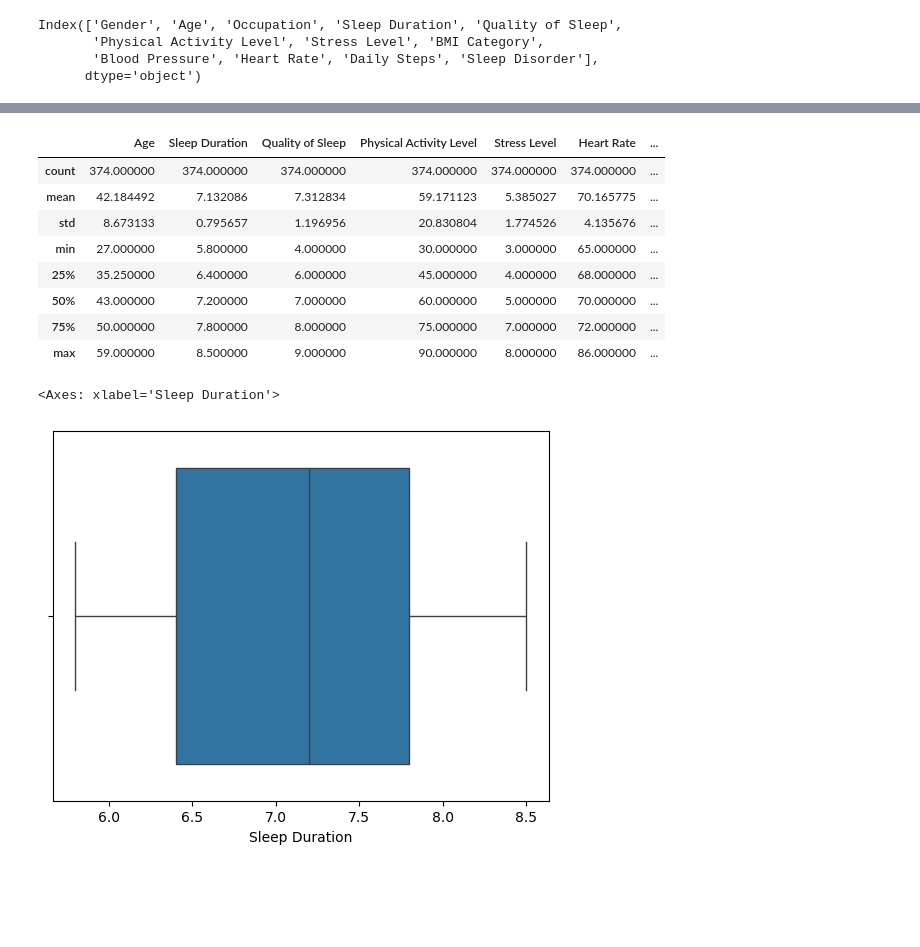
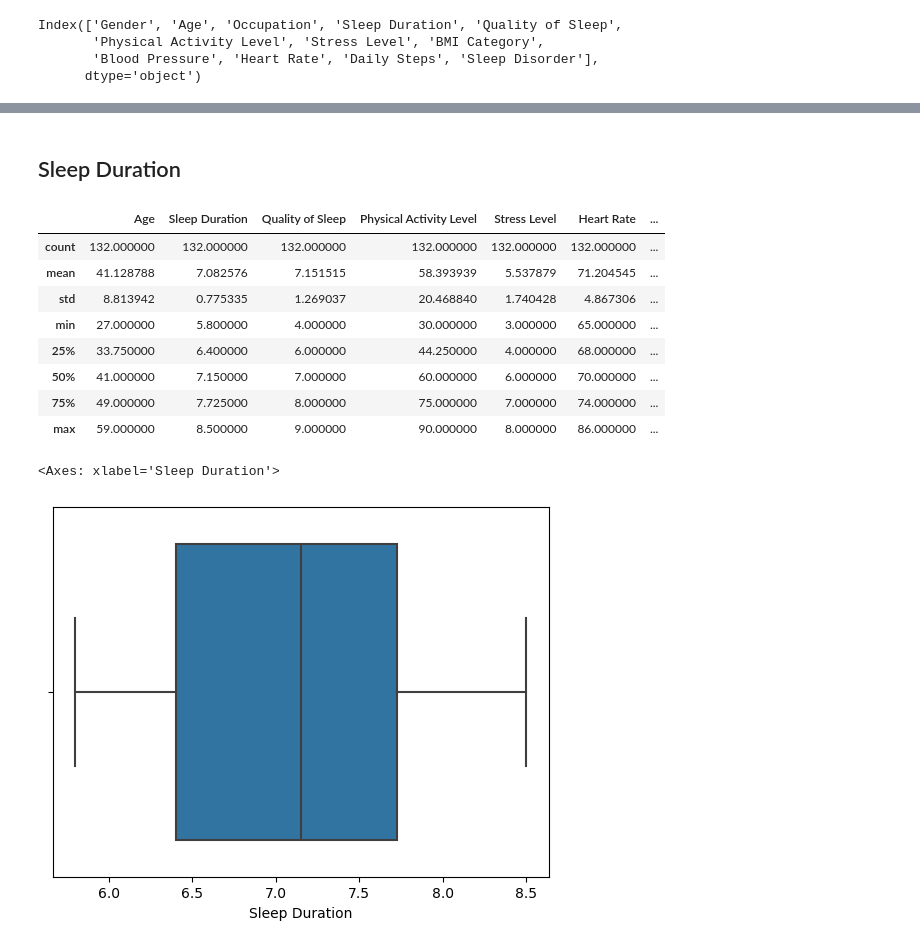
Before and after one commit to KALEOUUU/Junior-Data-Science-Competition, a Jupyter notebook: kerjain.ipynb, the cells around one changed output, grey strips where cells are left out. Cells and saved outputs as stored; diff of their text form; code cells hidden in the pictures; blank space fills up the shorter version.

```diff
--- a/kerjain.ipynb
+++ b/kerjain.ipynb
@@ -84,0 +136,3 @@ data.sample(20)
+# %%
+data['Sleep Disorder'] = data['Sleep Disorder'].fillna('None')
+data.head()
@@ -84,0 +147,3 @@ data.sample(20)
+# %%
+data = data.drop_duplicates()
+data
@@ -235,21 +340,23 @@ plt.show()
+# %% [markdown]
+## Sleep Duration
 # %%
 #yauda jir
 data_new.describe()
 # %% [output]
 |  | Age | Sleep Duration | Quality of Sleep | Physical Activity Level | Stress Level | Heart Rate | ... |
-| count | 374.000000 | 374.000000 | 374.000000 | 374.000000 | 374.000000 | 374.000000 | ... |
-| mean | 42.184492 | 7.132086 | 7.312834 | 59.171123 | 5.385027 | 70.165775 | ... |
-| std | 8.673133 | 0.795657 | 1.196956 | 20.830804 | 1.774526 | 4.135676 | ... |
+| count | 132.000000 | 132.000000 | 132.000000 | 132.000000 | 132.000000 | 132.000000 | ... |
+| mean | 41.128788 | 7.082576 | 7.151515 | 58.393939 | 5.537879 | 71.204545 | ... |
+| std | 8.813942 | 0.775335 | 1.269037 | 20.468840 | 1.740428 | 4.867306 | ... |
 | min | 27.000000 | 5.800000 | 4.000000 | 30.000000 | 3.000000 | 65.000000 | ... |
-| 25% | 35.250000 | 6.400000 | 6.000000 | 45.000000 | 4.000000 | 68.000000 | ... |
-| 50% | 43.000000 | 7.200000 | 7.000000 | 60.000000 | 5.000000 | 70.000000 | ... |
-| 75% | 50.000000 | 7.800000 | 8.000000 | 75.000000 | 7.000000 | 72.000000 | ... |
+| 25% | 33.750000 | 6.400000 | 6.000000 | 44.250000 | 4.000000 | 68.000000 | ... |
+| 50% | 41.000000 | 7.150000 | 7.000000 | 60.000000 | 6.000000 | 70.000000 | ... |
+| 75% | 49.000000 | 7.725000 | 8.000000 | 75.000000 | 7.000000 | 74.000000 | ... |
 | max | 59.000000 | 8.500000 | 9.000000 | 90.000000 | 8.000000 | 86.000000 | ... |
 # %%
 #edited tmrw
-sns.boxplot(x=data['Sleep Duration'])
+sns.boxplot(x=data_new['Sleep Duration'])
 # %% [output]
 <Axes: xlabel='Sleep Duration'>
-[figure, old version]
+[figure, new version]
 # %%
 #ini jg
```
Also changed, not shown: parts of 66 cells of this notebook.
